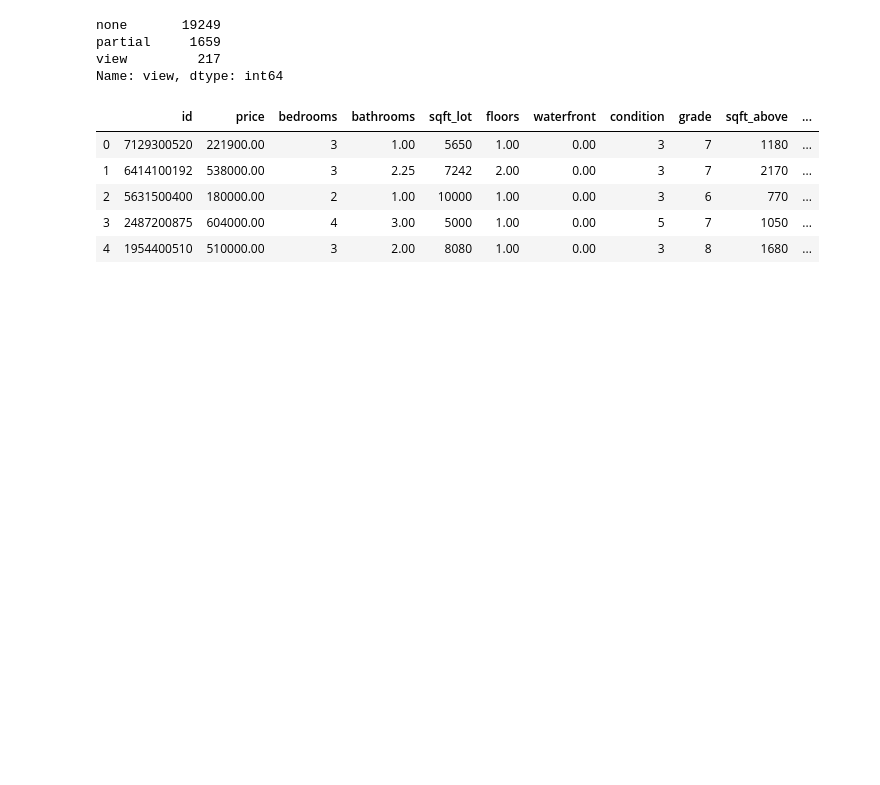
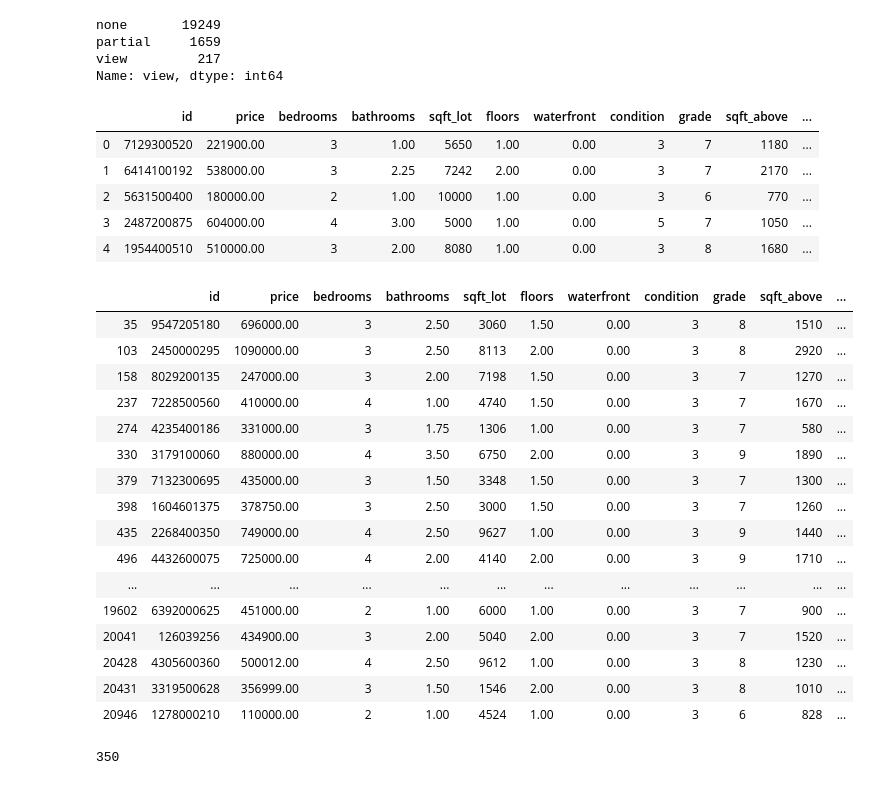
Before and after one commit to TaraRosen/kc_housing_pred, a Jupyter notebook: king_county_housing_predictions.ipynb, the cells around one changed output. Drawn from its saved outputs; the diff is of its cells as text; code cells hidden in the pictures; blank space fills up the shorter version.

```diff
--- a/king_county_housing_predictions.ipynb
+++ b/king_county_housing_predictions.ipynb
@@ -881,0 +887,24 @@ df.head()
+# %%
+df[(df['yr_renovated'] > 2000) & (df['yr_built'] < 2000)]
+# %% [output]
+|  | id | price | bedrooms | bathrooms | sqft_lot | floors | waterfront | condition | grade | sqft_above | ... |
+| 35 | 9547205180 | 696000.00 | 3 | 2.50 | 3060 | 1.50 | 0.00 | 3 | 8 | 1510 | ... |
+| 103 | 2450000295 | 1090000.00 | 3 | 2.50 | 8113 | 2.00 | 0.00 | 3 | 8 | 2920 | ... |
+| 158 | 8029200135 | 247000.00 | 3 | 2.00 | 7198 | 1.50 | 0.00 | 3 | 7 | 1270 | ... |
+| 237 | 7228500560 | 410000.00 | 4 | 1.00 | 4740 | 1.50 | 0.00 | 3 | 7 | 1670 | ... |
+| 274 | 4235400186 | 331000.00 | 3 | 1.75 | 1306 | 1.00 | 0.00 | 3 | 7 | 580 | ... |
+| 330 | 3179100060 | 880000.00 | 4 | 3.50 | 6750 | 2.00 | 0.00 | 3 | 9 | 1890 | ... |
+| 379 | 7132300695 | 435000.00 | 3 | 1.50 | 3348 | 1.50 | 0.00 | 3 | 7 | 1300 | ... |
+| 398 | 1604601375 | 378750.00 | 3 | 2.50 | 3000 | 1.50 | 0.00 | 3 | 7 | 1260 | ... |
+| 435 | 2268400350 | 749000.00 | 4 | 2.50 | 9627 | 1.00 | 0.00 | 3 | 9 | 1440 | ... |
+| 496 | 4432600075 | 725000.00 | 4 | 2.00 | 4140 | 2.00 | 0.00 | 3 | 9 | 1710 | ... |
+| ... | ... | ... | ... | ... | ... | ... | ... | ... | ... | ... | ... |
+| 19602 | 6392000625 | 451000.00 | 2 | 1.00 | 6000 | 1.00 | 0.00 | 3 | 7 | 900 | ... |
+| 20041 | 126039256 | 434900.00 | 3 | 2.00 | 5040 | 2.00 | 0.00 | 3 | 7 | 1520 | ... |
+| 20428 | 4305600360 | 500012.00 | 4 | 2.50 | 9612 | 1.00 | 0.00 | 3 | 8 | 1230 | ... |
+| 20431 | 3319500628 | 356999.00 | 3 | 1.50 | 1546 | 2.00 | 0.00 | 3 | 8 | 1010 | ... |
+| 20946 | 1278000210 | 110000.00 | 2 | 1.00 | 4524 | 1.00 | 0.00 | 3 | 6 | 828 | ... |
+# %%
+len(df[df['yr_renovated'] >= 2000])
+# %% [output]
+350
```
Also changed, not shown: parts of 7 cells of this notebook.
